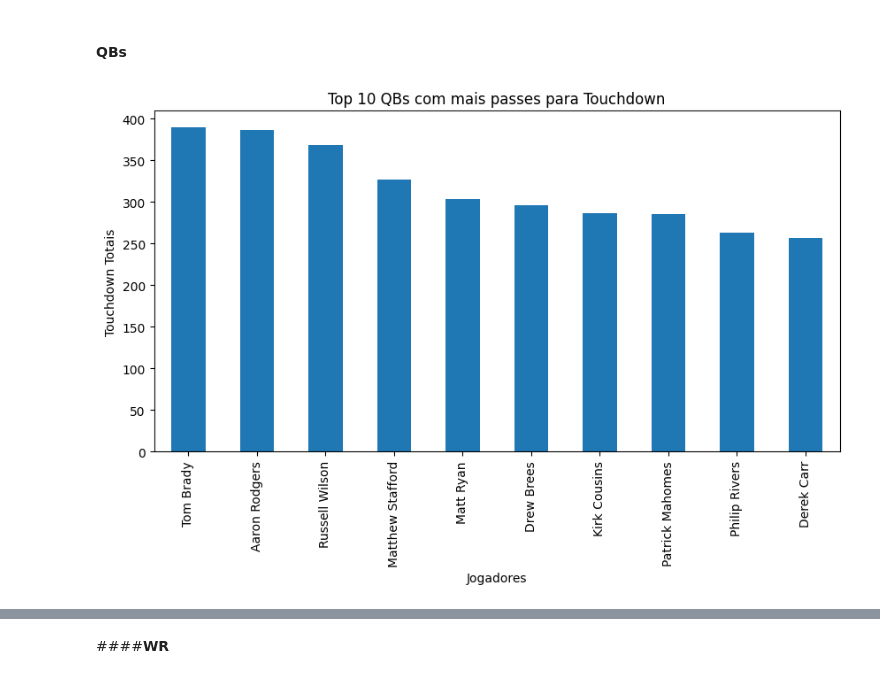
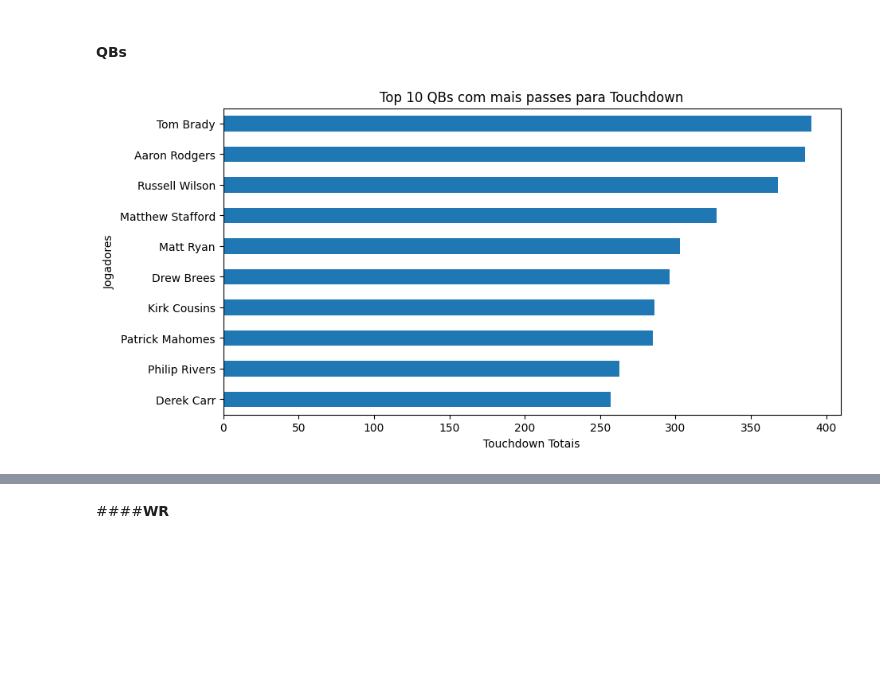
Before and after one commit to CarlosSotero/NFL_Stats_Players, a Jupyter notebook: NFL_Moderna.ipynb, the cells around one changed output, grey strips where cells are left out. Drawn from its saved outputs; the diff is of its cells as text; code cells hidden in the pictures; blank space fills up the shorter version.

Commit message:
Criando análises defensivas. Alterado os gráficos para melhor visualização.

```diff
--- a/NFL_Moderna.ipynb
+++ b/NFL_Moderna.ipynb
@@ -469,13 +466,13 @@ plt.show()
 # %%
 # Top QBs com mais passes para touchdown
 qbs= df_ataque_limpo[df_ataque_limpo['position'] == 'QB']
 top_qbs_touch = qbs.groupby('player_name')['pass_touchdown'].sum().nlargest(10)
-top_qbs_touch.plot(kind='bar', figsize=(10,5), title='Top 10 QBs com mais passes para Touchdown')
-plt.ylabel('Touchdown Totais')
-plt.xlabel('Jogadores')
+top_qbs_touch.iloc[::-1].plot(kind='barh', figsize=(10,5), title='Top 10 QBs com mais passes para Touchdown')
+plt.ylabel('Jogadores')
+plt.xlabel('Touchdown Totais')
 plt.show()
 # %% [output]
-[figure, old version]
+[figure, new version]
 # %%
 # Top QBs com mais passes para touchdown nos últimos 4 anos
 qbs_recentes = df_ataque_limpo[(df_ataque_limpo['position'] == 'QB') & (df_ataque_limpo['season'] >= 2020)]
```
Also changed, not shown: parts of 71 cells of this notebook.
